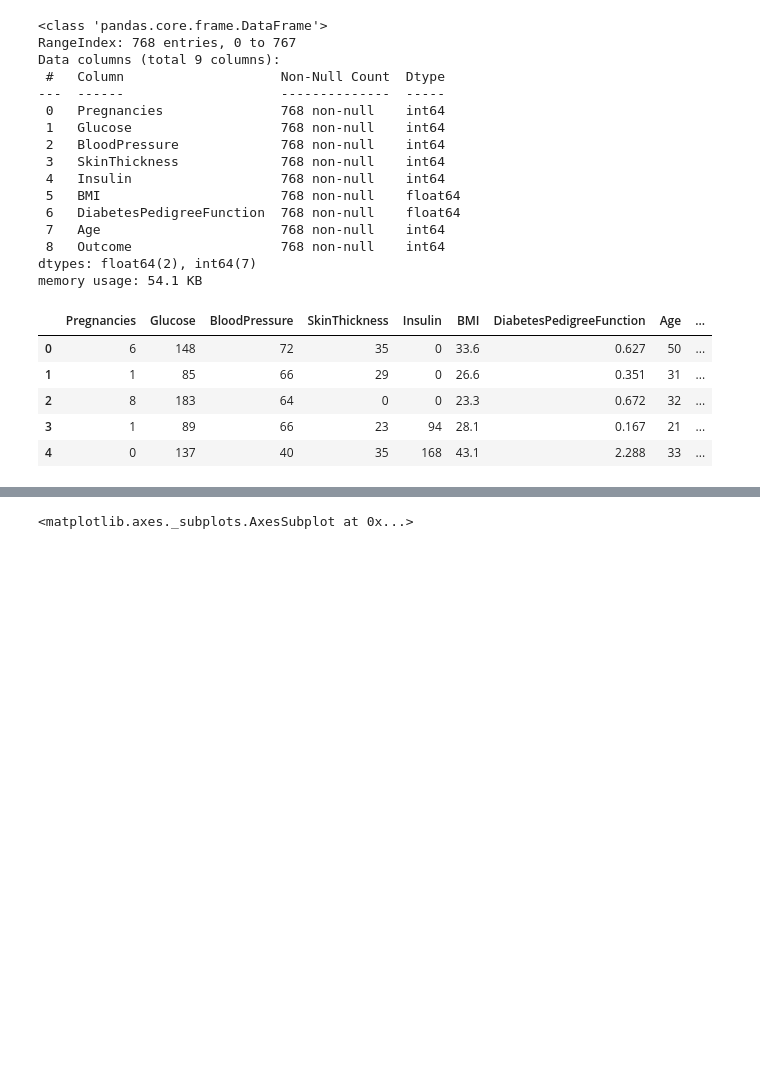
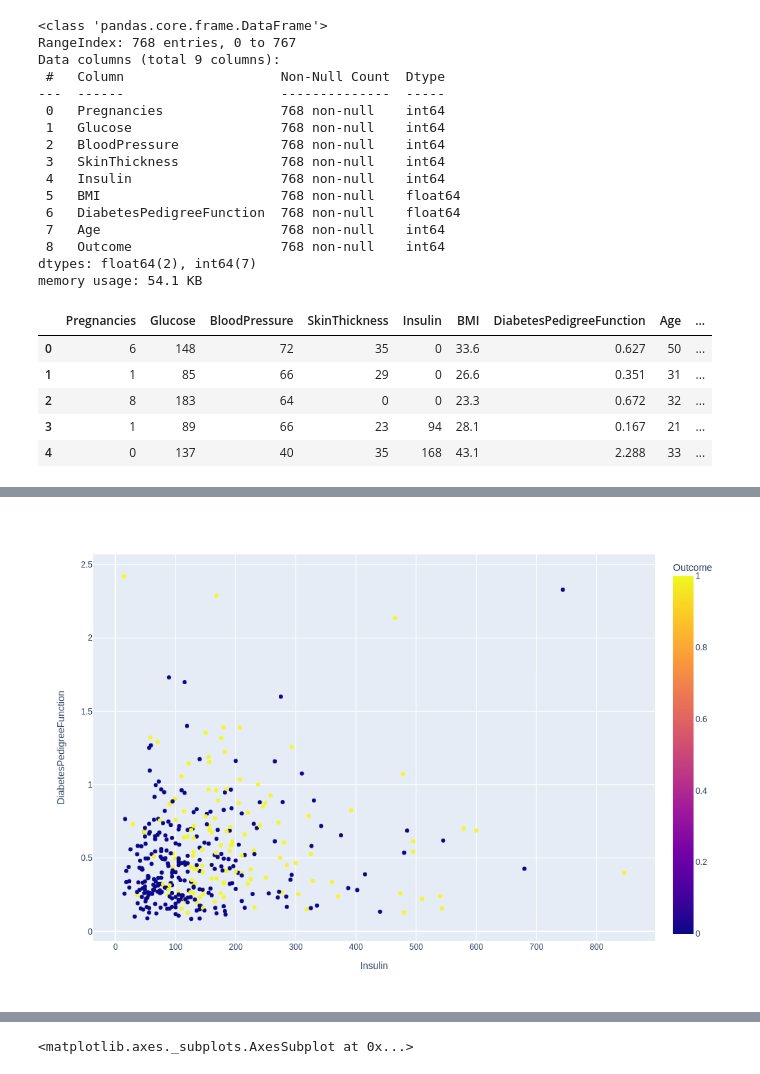
Before and after one commit to kkrusere/data_analysis, a Jupyter notebook: diabetes_data_analysis.ipynb, the cells around one changed output, grey strips where cells are left out. Drawn from its saved outputs; the diff is of its cells as text; code cells hidden in the pictures; blank space fills up the shorter version.

```diff
--- a/diabetes_data_analysis.ipynb
+++ b/diabetes_data_analysis.ipynb
@@ -51,5 +56,6 @@ px.scatter(df, y = "DiabetesPedigreeFunction", x = "Insulin", color = "Outcome"
 # %%
 no_zero_df = df[df['Insulin'] != 0]
 no_zero_df.reset_index(drop=True, inplace= True)
-px.scatter(no_zero_df, y = "DiabetesPedigreeFunction", x = "Insulin", color = "Outcome" )
+fig = px.scatter(no_zero_df, y = "DiabetesPedigreeFunction", x = "Insulin", color = "Outcome" )
+fig.show(renderer='png', height=700, width=1000)
 # %% [output]
@@ -57 +62,2 @@ px.scatter(no_zero_df, y = "DiabetesPedigreeFunction", x = "Insulin", color = "O
+[figure, added]
 # %%
```
Also changed, not shown: parts of 8 cells of this notebook.
